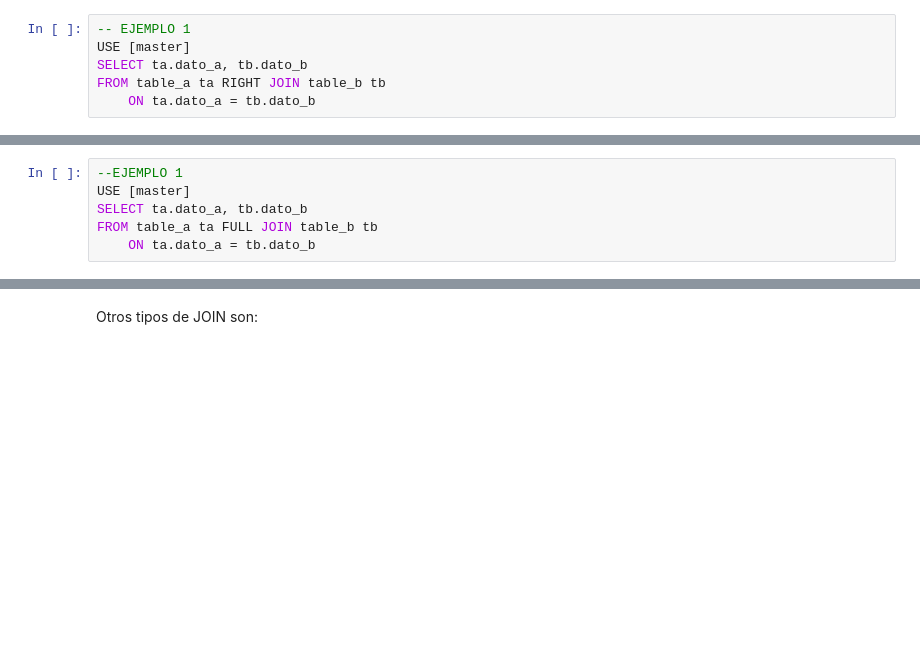
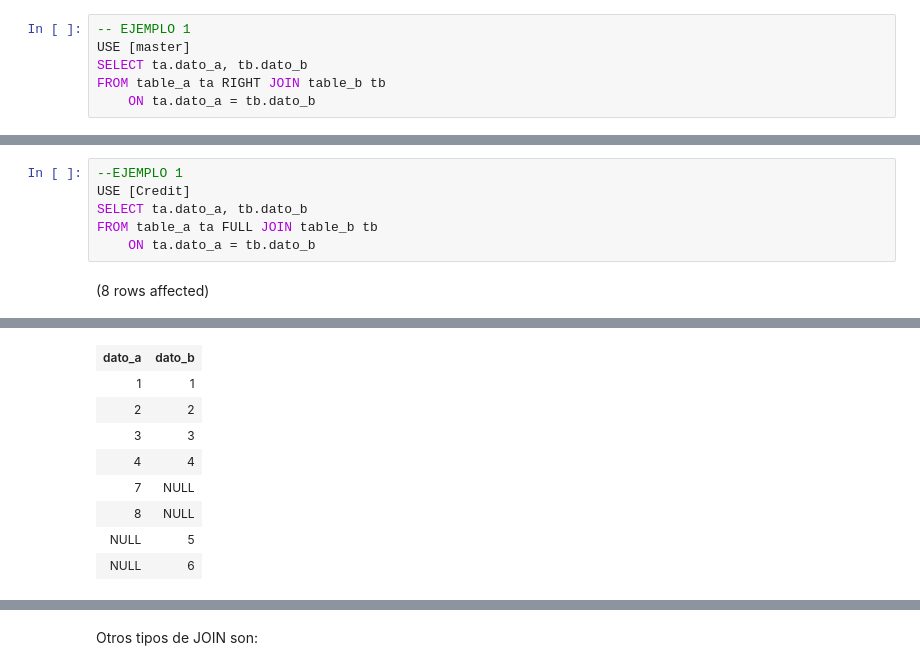
Before and after one commit to faroche/2021_UMG_BD1, a Jupyter notebook: 2021_WE#13_DML.ipynb, the cells around one changed output, grey strips where cells are left out. Cells and saved outputs as stored; diff of their text form; blank space fills up the shorter version.

```diff
--- a/2021_WE#13_DML.ipynb
+++ b/2021_WE#13_DML.ipynb
@@ -171,7 +215,9 @@ Otra opcion:<br>
 `FROM first_table as FT RIGHT JOIN second_table as ST ON FT.<Column> = ST.<Column>`
 # %%
 --EJEMPLO 1
-USE [master]
+USE [Credit]
 SELECT ta.dato_a, tb.dato_b
 FROM table_a ta FULL JOIN table_b tb
     ON ta.dato_a = tb.dato_b
+# %% [output]
+(8 rows affected)
@@ -178,2 +225,11 @@ FROM table_a ta FULL JOIN table_b tb
+| dato_a | dato_b |
+| 1 | 1 |
+| 2 | 2 |
+| 3 | 3 |
+| 4 | 4 |
+| 7 | NULL |
+| 8 | NULL |
+| NULL | 5 |
+| NULL | 6 |
 # %%
 -- EJEMPLO 2 - Utlizando JOIN
```
Also changed, not shown: parts of 7 cells of this notebook.
